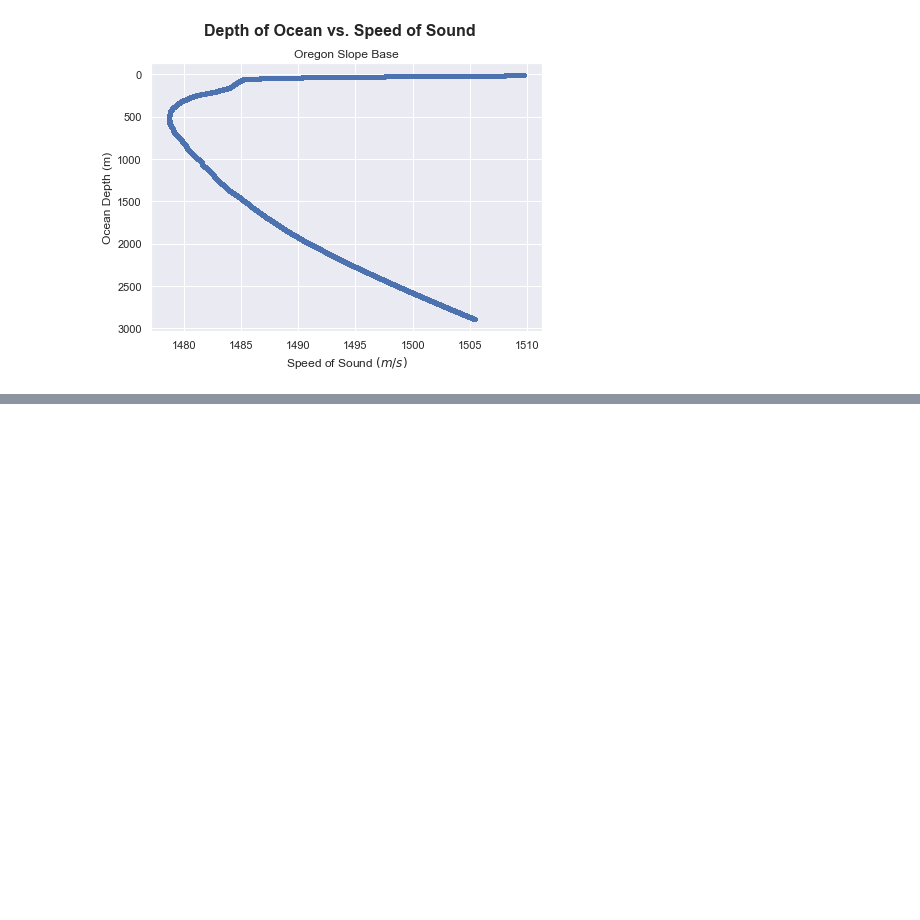
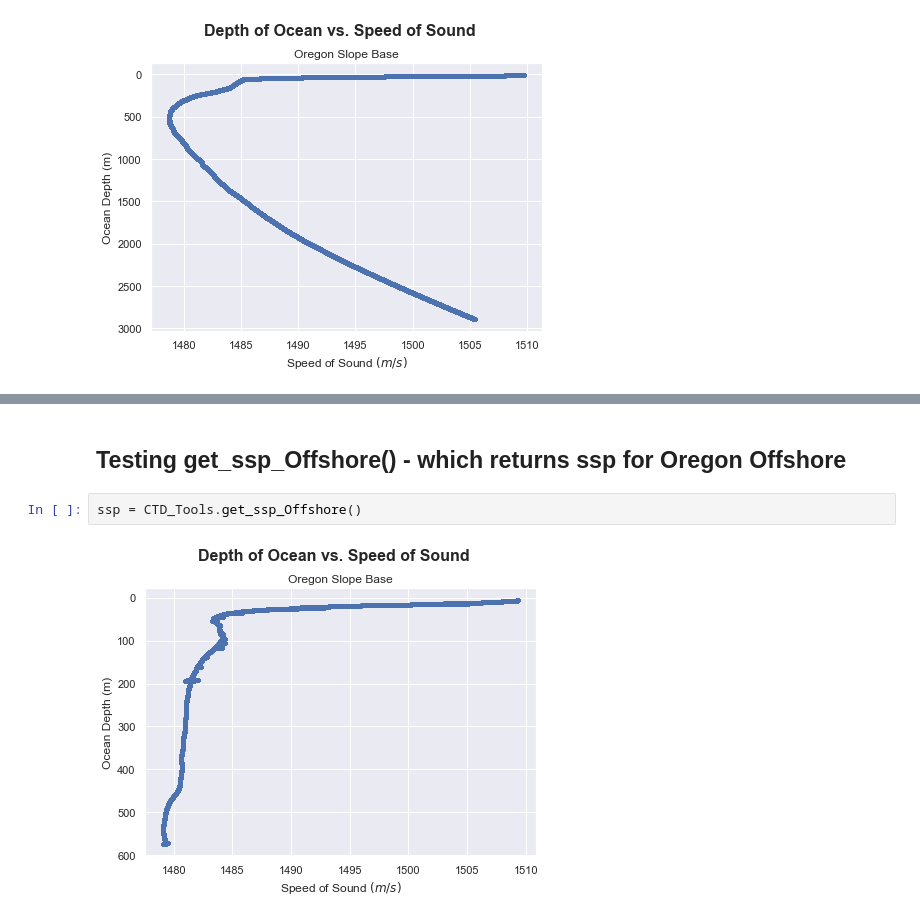
Before and after one commit to John-Ragland/sound_speed_profile, a Jupyter notebook: test_CTD_Tools.ipynb, the cells around one changed output, grey strips where cells are left out. Drawn from its saved outputs; the diff is of its cells as text; blank space fills up the shorter version.

Commit message:
added Oregon Offshore Data and Function

```diff
--- a/test_CTD_Tools.ipynb
+++ b/test_CTD_Tools.ipynb
@@ -50,2 +53,8 @@ ssp = CTD_Tools.get_ssp_PC01A()
 # %% [output]
 [figure]
+# %% [markdown]
+## Testing get_ssp_Offshore() - which returns ssp for Oregon Offshore
+# %%
+ssp = CTD_Tools.get_ssp_Offshore()
+# %% [output]
+[figure, added]
```
Also changed, not shown: parts of 4 cells of this notebook, 3 other files.
